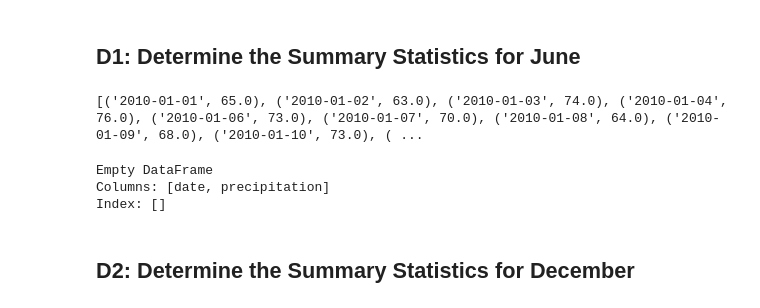
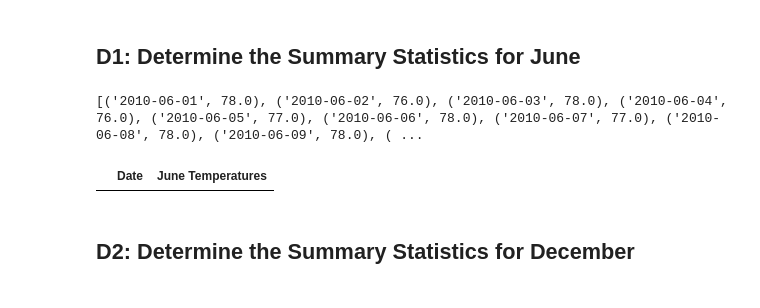
Before and after one commit to PDob02/surfs_up, a Jupyter notebook: SurfsUp_Challenge.ipynb, the cells around one changed output. Drawn from its saved outputs; the diff is of its cells as text; code cells hidden in the pictures.

Commit message:
Adding Surfs Up w/correct filters

```diff
--- a/SurfsUp_Challenge.ipynb
+++ b/SurfsUp_Challenge.ipynb
@@ -29,23 +29,21 @@ session = Session(engine)
 from sqlalchemy import extract
 
 # 2. Write a query that filters the Measurement table to retrieve the temperatures for the month of June.
-results = session.query(Measurement.date, Measurement.tobs)
-##.filter(Measurement.date == ).all()
-print(results.all())
+June_results = session.query(Measurement.date, Measurement.tobs).\
+filter(extract('month', Measurement.date)==6)
+print(June_results.all())
 # %% [output]
-[('2010-01-01', 65.0), ('2010-01-02', 63.0), ('2010-01-03', 74.0), ('2010-01-04', 76.0), ('2010-01-06', 73.0), ('2010-01-07', 70.0), ('2010-01-08', 64.0), ('2010-01-09', 68.0), ('2010-01-10', 73.0), ( ...
+[('2010-06-01', 78.0), ('2010-06-02', 76.0), ('2010-06-03', 78.0), ('2010-06-04', 76.0), ('2010-06-05', 77.0), ('2010-06-06', 78.0), ('2010-06-07', 77.0), ('2010-06-08', 78.0), ('2010-06-09', 78.0), ( ...
 # %%
 #  3. Convert the June temperatures to a list.
-results = []
+June_results = []
 # %%
 # 4. Create a DataFrame from the list of temperatures for the month of June.
-df = pd.DataFrame(results, columns=['date','precipitation'])
-df.set_index(df['date'], inplace=True)
-print(df)
+June_df = pd.DataFrame(June_results, columns=['Date','June Temperatures'])
+# June_df.set_index(df['date'], inplace=True)
+June_df
 # %% [output]
-Empty DataFrame
-Columns: [date, precipitation]
-Index: []
+|  | Date | June Temperatures |
 # %%
 # 5. Calculate and print out the summary statistics for the June temperature DataFrame.
 # %% [markdown]
```
